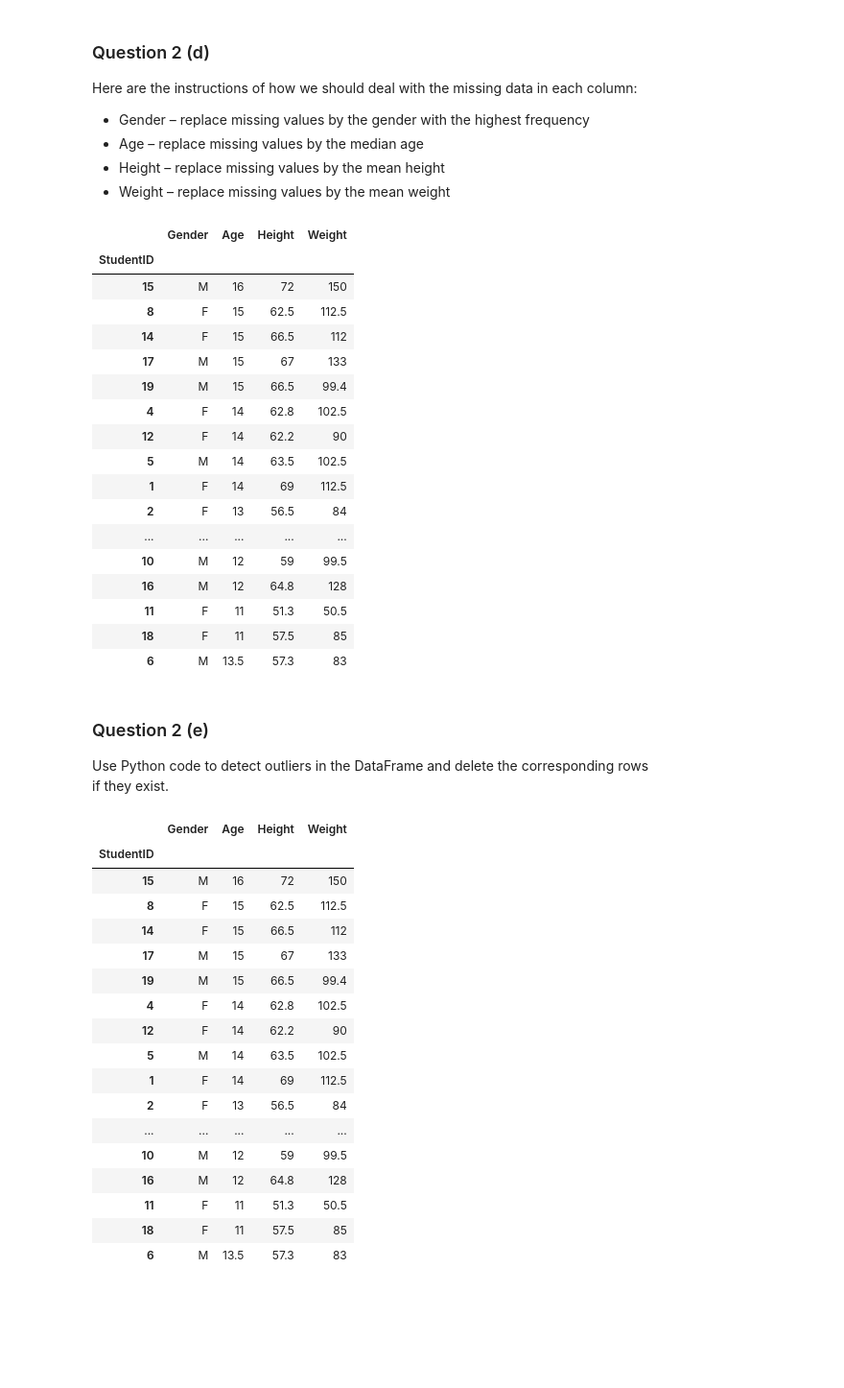
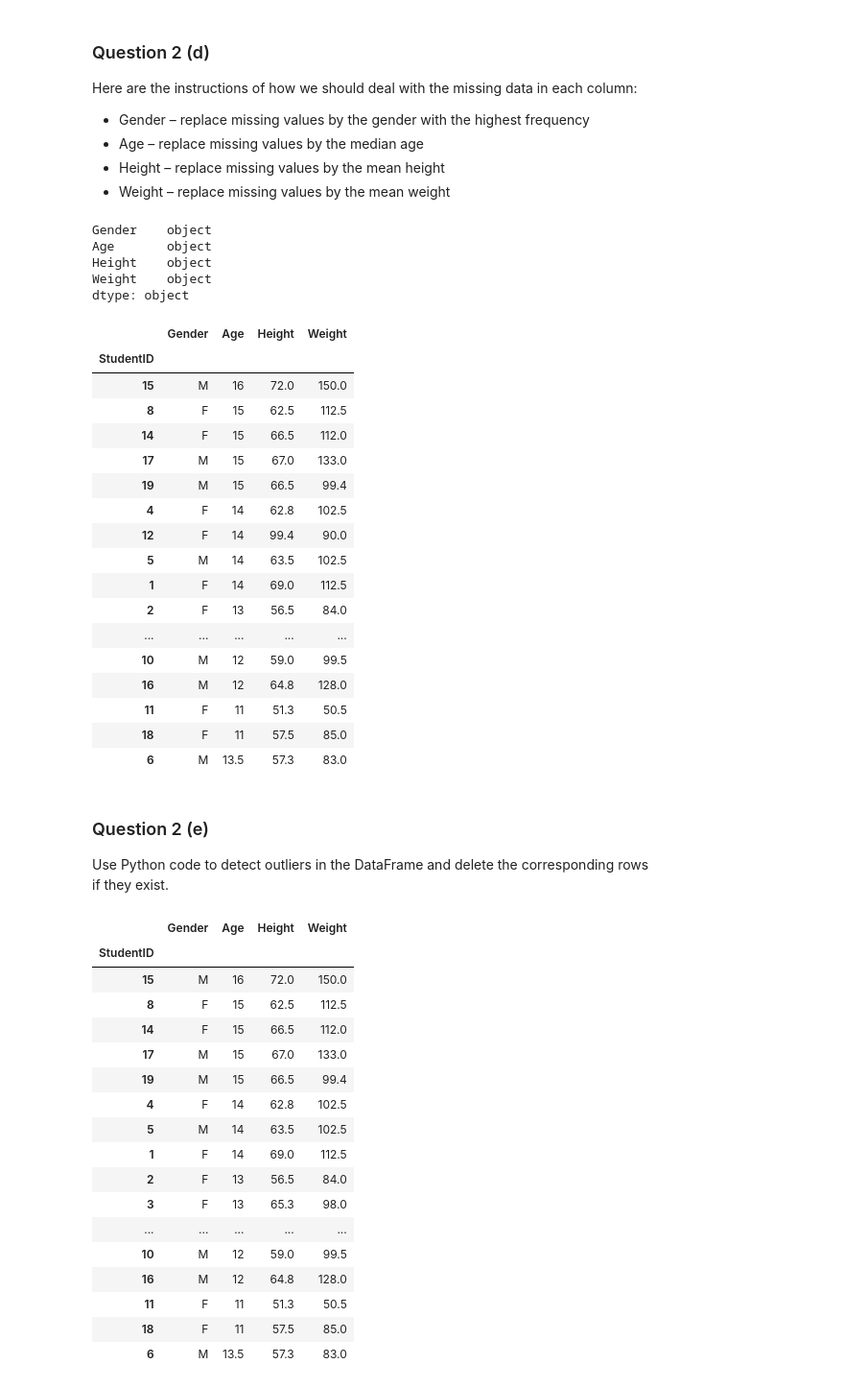
Before and after one commit to SharilAli/ANL252---Python-for-Data-Analytics, a Jupyter notebook: GBA/GBA01.ipynb, the cells around one changed output. Shown at 96% size. Drawn from its saved outputs; the diff is of its cells as text; code cells hidden in the pictures; blank space fills up the shorter version.

```diff
--- a/GBA/GBA01.ipynb
+++ b/GBA/GBA01.ipynb
@@ -181,6 +181,14 @@ missing data in each column:
 * Age – replace missing values by the median age
 * Height – replace missing values by the mean height
 * Weight – replace missing values by the mean weight
+# %%
+df.dtypes
+# %% [output]
+Gender    object
+Age       object
+Height    object
+Weight    object
+dtype: object
 # %%
 # Get highest frequency of gender
 replace_gender = df["Gender"].value_counts().idxmax()
@@ -191,32 +199,31 @@ replace_age = df["Age"].median()
 df["Age"] = df["Age"].replace([None], replace_age)
 
 # Height and Weight are obj dtypes, requires conversion to float to find mean
-replace_height = round(pd.to_numeric(df["Height"]).mean(), 1)
-df["Height"] = df["Height"].replace([None], replace_height)
-
-replace_weight = round(pd.to_numeric(df["Weight"]).mean(), 1)
-df["Weight"] = df["Weight"].replace([None], replace_weight)
-
+df[["Height","Weight"]] = df[["Height","Weight"]].apply(pd.to_numeric, axis=1)
+replace_height = round(df["Height"].mean(), 1)
+replace_weight = round(df["Weight"].mean(), 1)
+df["Height"] = df["Height"].replace(np.nan, replace_weight)
+df["Weight"] = df["Weight"].replace(np.nan, replace_weight)
 df
 # %% [output]
 |  | Gender | Age | Height | Weight |
 | StudentID |  |  |  |  |
-| 15 | M | 16 | 72 | 150 |
+| 15 | M | 16 | 72.0 | 150.0 |
 | 8 | F | 15 | 62.5 | 112.5 |
-| 14 | F | 15 | 66.5 | 112 |
-| 17 | M | 15 | 67 | 133 |
+| 14 | F | 15 | 66.5 | 112.0 |
+| 17 | M | 15 | 67.0 | 133.0 |
 | 19 | M | 15 | 66.5 | 99.4 |
 | 4 | F | 14 | 62.8 | 102.5 |
-| 12 | F | 14 | 62.2 | 90 |
+| 12 | F | 14 | 99.4 | 90.0 |
 | 5 | M | 14 | 63.5 | 102.5 |
-| 1 | F | 14 | 69 | 112.5 |
-| 2 | F | 13 | 56.5 | 84 |
+| 1 | F | 14 | 69.0 | 112.5 |
+| 2 | F | 13 | 56.5 | 84.0 |
 | ... | ... | ... | ... | ... |
-| 10 | M | 12 | 59 | 99.5 |
-| 16 | M | 12 | 64.8 | 128 |
+| 10 | M | 12 | 59.0 | 99.5 |
+| 16 | M | 12 | 64.8 | 128.0 |
 | 11 | F | 11 | 51.3 | 50.5 |
-| 18 | F | 11 | 57.5 | 85 |
-| 6 | M | 13.5 | 57.3 | 83 |
+| 18 | F | 11 | 57.5 | 85.0 |
+| 6 | M | 13.5 | 57.3 | 83.0 |
 # %% [markdown]
 ### Question 2 (e)
 
@@ -225,27 +232,27 @@ if they exist.
 # %%
 for column in df.columns[2:]:
     Q1 = pd.to_numeric(df[column]).quantile(0.25)
     Q3 = pd.to_numeric(df[column]).quantile(0.75)
     IQR = Q3 - Q1
-    df = df.drop(df.index[(pd.to_numeric(df[column]) < Q1 - 1.5*IQR) | (pd.to_numeric(
-        df[column]) > Q3 + 1.5*IQR)])
+    df = df.drop(df.index[(pd.to_numeric(df[column]) < Q1 - 1.5*IQR) |
+                          (pd.to_numeric(df[column]) > Q3 + 1.5*IQR)])
 df
 # %% [output]
 |  | Gender | Age | Height | Weight |
 | StudentID |  |  |  |  |
-| 15 | M | 16 | 72 | 150 |
+| 15 | M | 16 | 72.0 | 150.0 |
 | 8 | F | 15 | 62.5 | 112.5 |
-| 14 | F | 15 | 66.5 | 112 |
-| 17 | M | 15 | 67 | 133 |
+| 14 | F | 15 | 66.5 | 112.0 |
+| 17 | M | 15 | 67.0 | 133.0 |
 | 19 | M | 15 | 66.5 | 99.4 |
 | 4 | F | 14 | 62.8 | 102.5 |
-| 12 | F | 14 | 62.2 | 90 |
 | 5 | M | 14 | 63.5 | 102.5 |
-| 1 | F | 14 | 69 | 112.5 |
-| 2 | F | 13 | 56.5 | 84 |
+| 1 | F | 14 | 69.0 | 112.5 |
+| 2 | F | 13 | 56.5 | 84.0 |
+| 3 | F | 13 | 65.3 | 98.0 |
 | ... | ... | ... | ... | ... |
-| 10 | M | 12 | 59 | 99.5 |
-| 16 | M | 12 | 64.8 | 128 |
+| 10 | M | 12 | 59.0 | 99.5 |
+| 16 | M | 12 | 64.8 | 128.0 |
 | 11 | F | 11 | 51.3 | 50.5 |
-| 18 | F | 11 | 57.5 | 85 |
-| 6 | M | 13.5 | 57.3 | 83 |
+| 18 | F | 11 | 57.5 | 85.0 |
+| 6 | M | 13.5 | 57.3 | 83.0 |
```
